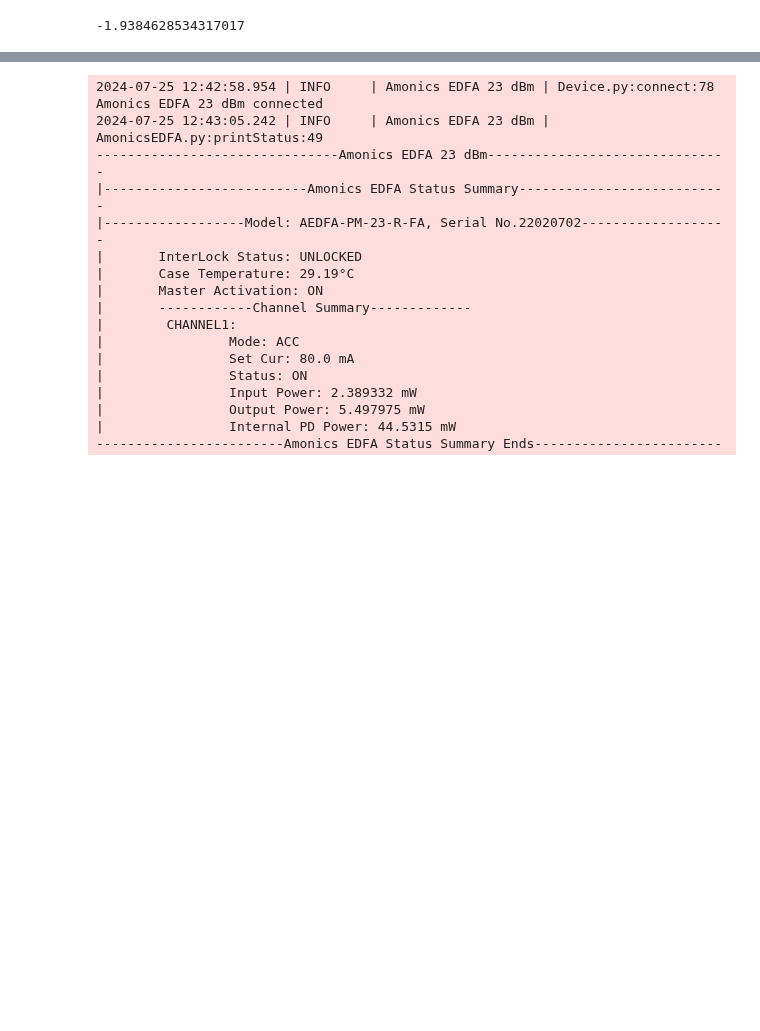
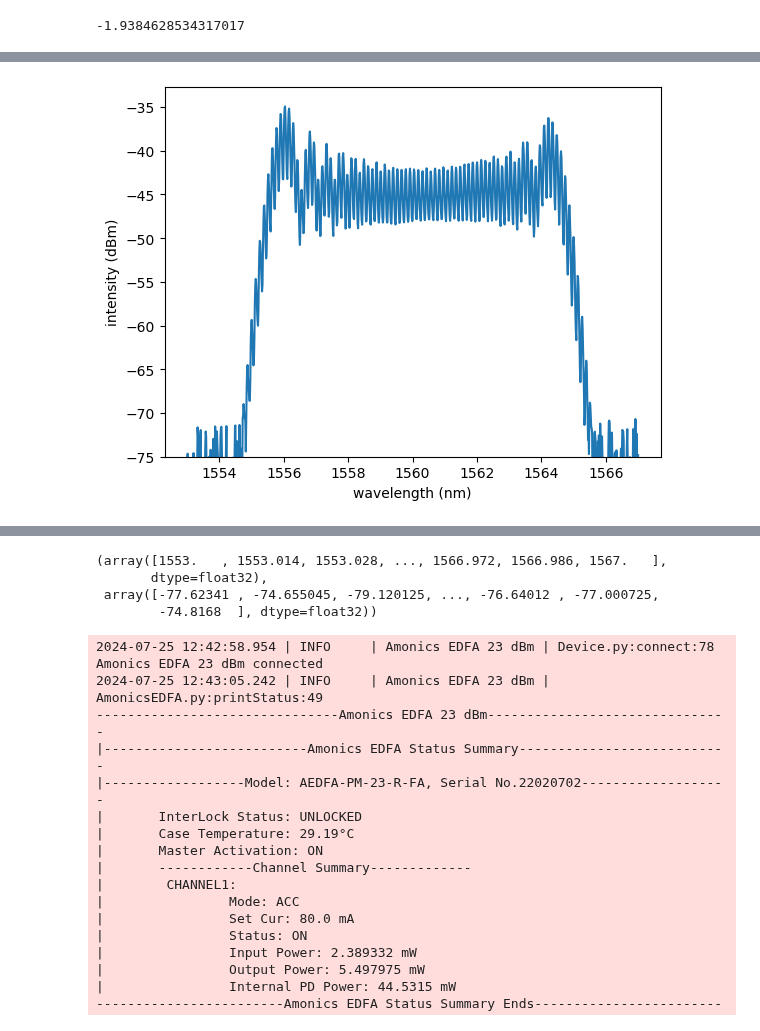
Before and after one commit to kester2015/KeckLFC-deploy, a Jupyter notebook: Notebooks/Minicomb_test_Feb.ipynb, the cells around one changed output, grey strips where cells are left out. Drawn from its saved outputs; the diff is of its cells as text; code cells hidden in the pictures; blank space fills up the shorter version.

```diff
--- a/Notebooks/Minicomb_test_Feb.ipynb
+++ b/Notebooks/Minicomb_test_Feb.ipynb
@@ -436,8 +419,8 @@ Agilent 86142B: Trace A data is collected and is shown in the plot.
 -1.9384628534317017
 # %%
 import time
-servo_IM.manual_output = -0.32
-rfoscPS.Vset3=0.62
+servo_IM.manual_output = -0.28
+rfoscPS.Vset3=0.64
 time.sleep(1)
 osa.Run()
 osa.get_trace('a')
@@ -448,0 +437 @@ NameError: name 'servo_IM' is not defined
+[figure, added]
@@ -449,3 +440,7 @@ NameError: name 'servo_IM' is not defined
+(array([1553.   , 1553.014, 1553.028, ..., 1566.972, 1566.986, 1567.   ],
+       dtype=float32),
+ array([-77.62341 , -74.655045, -79.120125, ..., -76.64012 , -77.000725,
+        -74.8168  ], dtype=float32))
 # %%
 from KeckLFC.Hardware.AmonicsEDFA import AmonicsEDFA
 amonic23 = AmonicsEDFA(addr=f'ASRL{12}::INSTR', name='Amonics EDFA 23 dBm')
```
Also changed, not shown: parts of 45 cells of this notebook, 1 other file.
